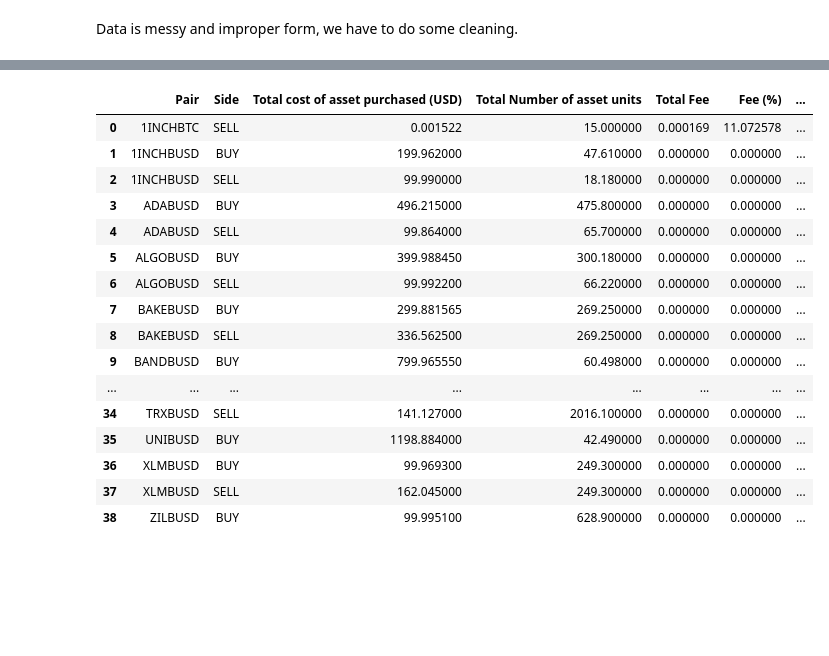
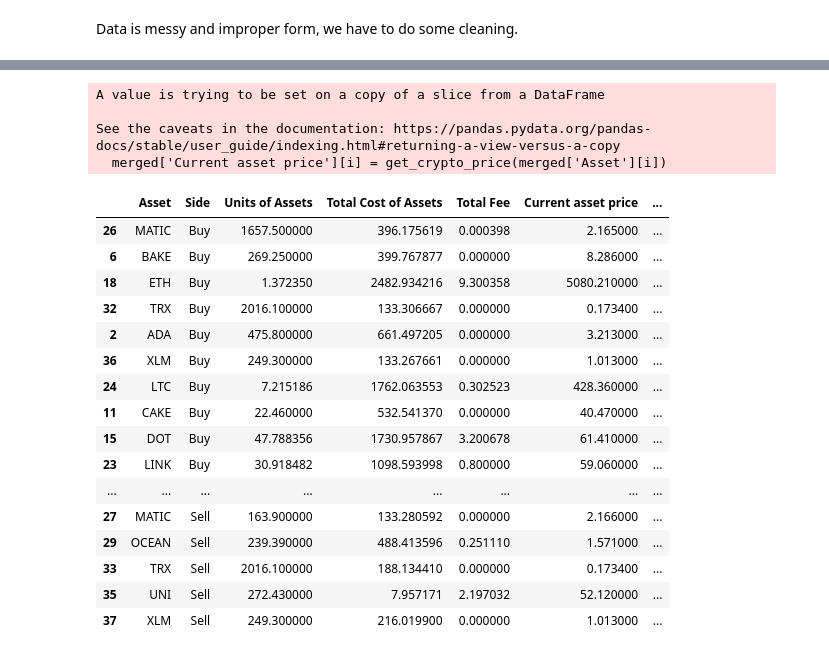
Before and after one commit to victor-toh/Data-Analytics-Projects, a Jupyter notebook: Crpyto Transactions.ipynb, the cells around one changed output, grey strips where cells are left out. Saved outputs shown, nothing was run; the diff lists cells and outputs as text; code cells hidden in the pictures; blank space fills up the shorter version.

```diff
--- a/Crpyto Transactions.ipynb
+++ b/Crpyto Transactions.ipynb
@@ -118,0 +90,8 @@ bi_count.plot(kind='barh', figsize=(6,6))
+# %%
+from forex_python.converter import CurrencyRates
+
+c = CurrencyRates()
+
+rate = c.get_rate('USD', 'SGD')
+
+print(rate)
@@ -127,6 +123,0 @@ binance_['Current asset price'] = np.nan
-# %%
-#Get the Asset Pair
-binance_['Asset'] = binance_['Pair'].apply(lambda x: x[:-4:] if x[-4:] == 'BUSD' else x[:-3])
-
-for i in range(0, binance_.shape[0]):
-    binance_['Current asset price'][i] = get_crypto_price(binance_['Asset'][i])
@@ -137,0 +128,6 @@ See the caveats in the documentation: https://pandas.pydata.org/pandas-docs/stab
+# %%
+coinhako_ = coinhako_.drop(['Average Buying/Selling Price'], axis=1)
+binance_ = binance_.drop(['Average Buying/Selling Price'], axis = 1)
+# %%
+merged = pd.concat([coinhako_, binance_]).groupby(['Asset', 'Side']).sum().reset_index()
+merged.head()
@@ -138,29 +147,45 @@ See the caveats in the documentation: https://pandas.pydata.org/pandas-docs/stab
 # %%
-binance_['Paper Gain'] = np.where(binance_['Side'] == 'BUY',
-                        (binance_['Current asset price']*binance_['Total Number of asset units'])-binance_['Total cost of asset purchased (USD)'], 0)
+merged['Average Buying/Selling Price'] = np.where(merged['Side']=='Buy', merged['Total Cost of Assets']/merged['Units of Assets'], merged['Units of Assets']/merged['Total Cost of Assets'])
+
+for i in range(0, merged.shape[0]):
+    merged['Current asset price'][i] = get_crypto_price(merged['Asset'][i])
+
+merged['Paper Gain'] = np.where(merged['Side'] == 'Buy',
+                        (merged['Current asset price']*merged['Units of Assets'])-merged['Total Cost of Assets'], 0)
+
+merged['Gain %'] = ((merged['Paper Gain']/merged['Total Cost of Assets'])*100).round(2)
+
 
 def apply_formatting(col):
     if col.name == 'Side':
-        return ['color: red' if c == "SELL" else 'color: green' for c in col.values]
+        return ['color: red' if c == "Sell" else 'color: green' for c in col.values]
     if col.name == 'Paper Gain':
         return ['color: green' if c > 0 else 'color:red' for c in col.values]
+    if col.name == 'Gain %':
+        return ['color:green' if c > 0 else 'color:red' for c in col.values]
 
-binance_.style.apply(apply_formatting, subset=['Side', 'Paper Gain'])
+
+merged.sort_values(by=['Side', 'Gain %'], ascending=[True, False], inplace=True)
+merged.style.apply(apply_formatting, subset=['Side', 'Paper Gain', 'Gain %'])
 # %% [output]
+A value is trying to be set on a copy of a slice from a DataFrame
+
+See the caveats in the documentation: https://pandas.pydata.org/pandas-docs/stable/user_guide/indexing.html#returning-a-view-versus-a-copy
+  merged['Current asset price'][i] = get_crypto_price(merged['Asset'][i])
-|  | Pair | Side | Total cost of asset purchased (USD) | Total Number of asset units | Total Fee | Fee (%) | ... |
-| 0 | 1INCHBTC | SELL | 0.001522 | 15.000000 | 0.000169 | 11.072578 | ... |
-| 1 | 1INCHBUSD | BUY | 199.962000 | 47.610000 | 0.000000 | 0.000000 | ... |
-| 2 | 1INCHBUSD | SELL | 99.990000 | 18.180000 | 0.000000 | 0.000000 | ... |
-| 3 | ADABUSD | BUY | 496.215000 | 475.800000 | 0.000000 | 0.000000 | ... |
-| 4 | ADABUSD | SELL | 99.864000 | 65.700000 | 0.000000 | 0.000000 | ... |
-| 5 | ALGOBUSD | BUY | 399.988450 | 300.180000 | 0.000000 | 0.000000 | ... |
-| 6 | ALGOBUSD | SELL | 99.992200 | 66.220000 | 0.000000 | 0.000000 | ... |
-| 7 | BAKEBUSD | BUY | 299.881565 | 269.250000 | 0.000000 | 0.000000 | ... |
-| 8 | BAKEBUSD | SELL | 336.562500 | 269.250000 | 0.000000 | 0.000000 | ... |
-| 9 | BANDBUSD | BUY | 799.965550 | 60.498000 | 0.000000 | 0.000000 | ... |
+|  | Asset | Side | Units of Assets | Total Cost of Assets | Total Fee | Current asset price | ... |
+| 26 | MATIC | Buy | 1657.500000 | 396.175619 | 0.000398 | 2.165000 | ... |
+| 6 | BAKE | Buy | 269.250000 | 399.767877 | 0.000000 | 8.286000 | ... |
+| 18 | ETH | Buy | 1.372350 | 2482.934216 | 9.300358 | 5080.210000 | ... |
+| 32 | TRX | Buy | 2016.100000 | 133.306667 | 0.000000 | 0.173400 | ... |
+| 2 | ADA | Buy | 475.800000 | 661.497205 | 0.000000 | 3.213000 | ... |
+| 36 | XLM | Buy | 249.300000 | 133.267661 | 0.000000 | 1.013000 | ... |
+| 24 | LTC | Buy | 7.215186 | 1762.063553 | 0.302523 | 428.360000 | ... |
+| 11 | CAKE | Buy | 22.460000 | 532.541370 | 0.000000 | 40.470000 | ... |
+| 15 | DOT | Buy | 47.788356 | 1730.957867 | 3.200678 | 61.410000 | ... |
+| 23 | LINK | Buy | 30.918482 | 1098.593998 | 0.800000 | 59.060000 | ... |
 | ... | ... | ... | ... | ... | ... | ... | ... |
-| 34 | TRXBUSD | SELL | 141.127000 | 2016.100000 | 0.000000 | 0.000000 | ... |
-| 35 | UNIBUSD | BUY | 1198.884000 | 42.490000 | 0.000000 | 0.000000 | ... |
-| 36 | XLMBUSD | BUY | 99.969300 | 249.300000 | 0.000000 | 0.000000 | ... |
-| 37 | XLMBUSD | SELL | 162.045000 | 249.300000 | 0.000000 | 0.000000 | ... |
-| 38 | ZILBUSD | BUY | 99.995100 | 628.900000 | 0.000000 | 0.000000 | ... |
+| 27 | MATIC | Sell | 163.900000 | 133.280592 | 0.000000 | 2.166000 | ... |
+| 29 | OCEAN | Sell | 239.390000 | 488.413596 | 0.251110 | 1.571000 | ... |
+| 33 | TRX | Sell | 2016.100000 | 188.134410 | 0.000000 | 0.173400 | ... |
+| 35 | UNI | Sell | 272.430000 | 7.957171 | 2.197032 | 52.120000 | ... |
+| 37 | XLM | Sell | 249.300000 | 216.019900 | 0.000000 | 1.013000 | ... |
```
Also changed, not shown: parts of 24 cells of this notebook.
